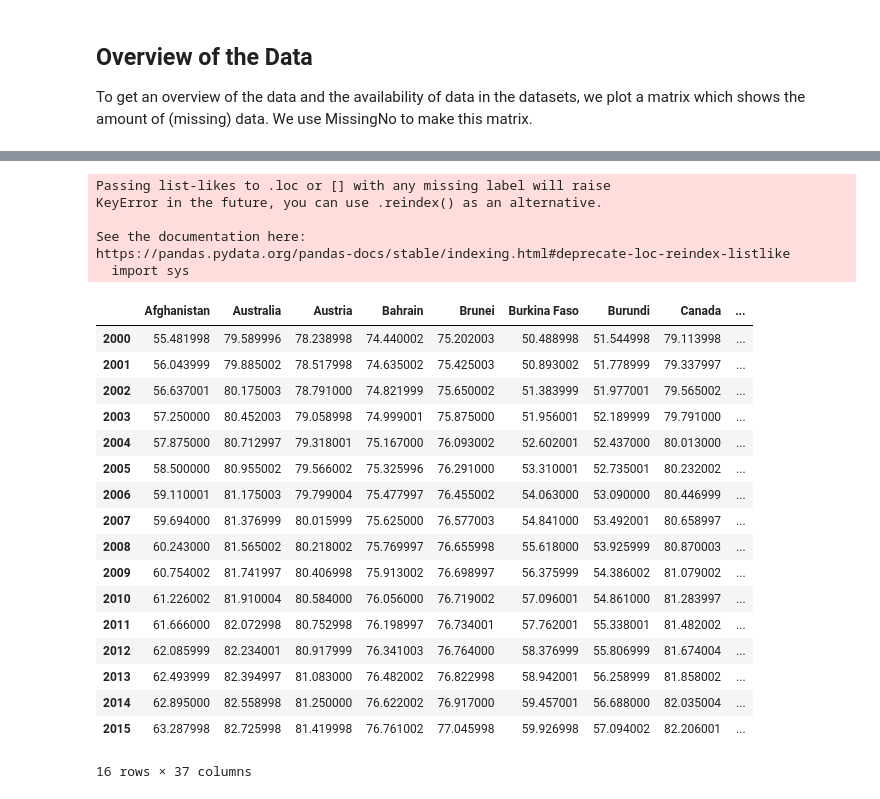
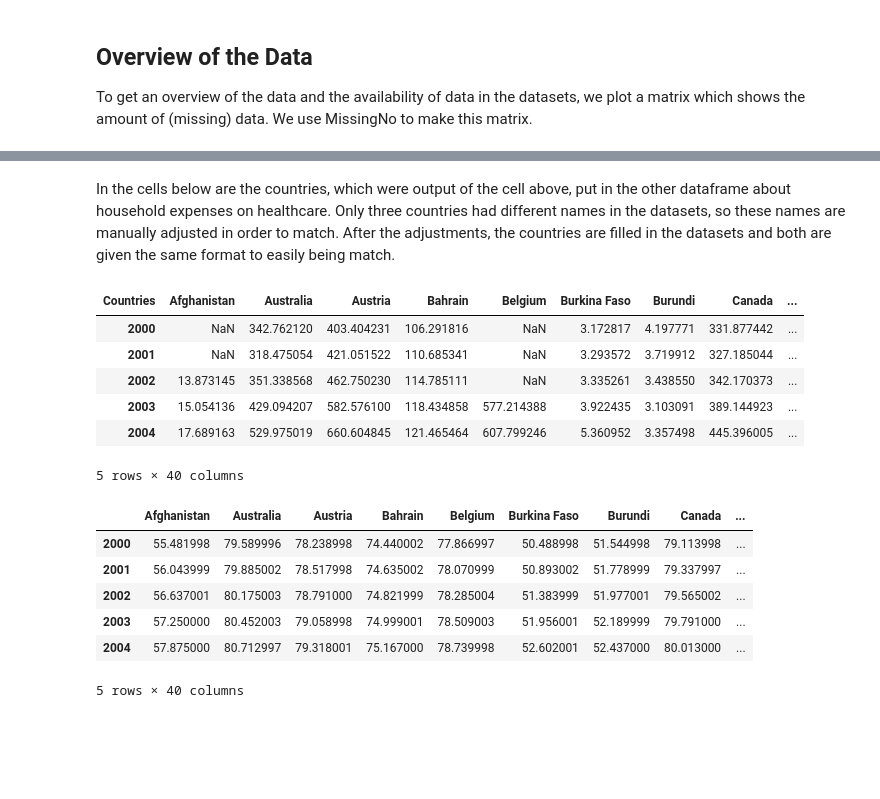
Before and after one commit to J-h-V/EPA1333FA, a Jupyter notebook: Group25.ipynb, the cells around one changed output, grey strips where cells are left out. Drawn from its saved outputs; the diff is of its cells as text; code cells hidden in the pictures; blank space fills up the shorter version.

```diff
--- a/Group25.ipynb
+++ b/Group25.ipynb
@@ -80,21 +101,12 @@ msno.matrix(SDG.sample(len(SDG)))
 # %%
-#This section makes a Top 20 list of richest and poorest countries based on GDP per capita, PPP.
-#We will use these countries in further analysis
-
-#Define the countries and their GDP's to determine Top richest and poorest.
-countries = SDG[SDG["Indicator Name"]== 'GDP per capita, PPP (constant 2011 international $)']["Country Name"]
-GDP_2016 = SDG[SDG["Indicator Name"]== 'GDP per capita, PPP (constant 2011 international $)']["2016"]
-GDP_2017 = SDG[SDG["Indicator Name"]== 'GDP per capita, PPP (constant 2011 international $)']["2017"]
-
-#Combine the country names with GDP's
-GDP_1617 = countries.to_frame().join(GDP_2017.to_frame()).join(GDP_2016.to_frame())
-
 #Mask the entries in the top 20's of the list which are actually not countries.
 GDP_1617 = GDP_1617.mask(GDP_1617["Country Name"]=="Macao SAR, China")
 GDP_1617 = GDP_1617.mask(GDP_1617["Country Name"]=="Hong Kong SAR, China")
 GDP_1617 = GDP_1617.mask(GDP_1617["Country Name"]=="North America")
+GDP_1617 = GDP_1617.mask(GDP_1617["Country Name"]=="High income")
 #Masked San Marino as well, since almost no data available
 GDP_1617 = GDP_1617.mask(GDP_1617["Country Name"]=="San Marino")
+GDP_1617 = GDP_1617.mask(GDP_1617["Country Name"]=="Brunei Darussalam")
 
 #Define the top20's
 lowest_20 = GDP_1617.sort_values("2017")[0:20]
@@ -105,35 +117,39 @@ highest_countries = highest_20["Country Name"]
 
 #Concate the highest and lowest together.
 newCountries = pd.concat([lowest_countries, highest_countries])
-#Changes the country names to match other database.
+#Set countries in alphabetic order.
 newCountries = newCountries.sort_values(ascending = True)
 
 if len(newCountries) < 40:
     newCountries = str("Something went wrong.")
 else:
     newCountries = list(newCountries.values)
+# %% [markdown]
+In the cells below are the countries, which were output of the cell above, put in the other dataframe about household expenses on healthcare. Only three countries had different names in the  datasets, so these names are manually adjusted in order to match. After the adjustments, the countries are filled in the datasets and both are given the same format to easily being match.
 # %%
 #Match the countries of the SDG dataset with the countries of the Household_ppp dataset
 household_countries = newCountries
-household_countries[10]="DRC"
-household_countries[13]="Gambia"
+household_countries[11]="DRC"
+household_countries[14]="Gambia"
 household_countries[39]="United States of America"
 
 household_data = house_money.loc[household_countries]
 household_data = household_data.drop(["Indicators",'Unnamed: 2'], axis = 1).T
+household_data.head()
 # %% [output]
+| Countries | Afghanistan | Australia | Austria | Bahrain | Belgium | Burkina Faso | Burundi | Canada | ... |
+| 2000 | NaN | 342.762120 | 403.404231 | 106.291816 | NaN | 3.172817 | 4.197771 | 331.877442 | ... |
+| 2001 | NaN | 318.475054 | 421.051522 | 110.685341 | NaN | 3.293572 | 3.719912 | 327.185044 | ... |
+| 2002 | 13.873145 | 351.338568 | 462.750230 | 114.785111 | NaN | 3.335261 | 3.438550 | 342.170373 | ... |
+| 2003 | 15.054136 | 429.094207 | 582.576100 | 118.434858 | 577.214388 | 3.922435 | 3.103091 | 389.144923 | ... |
+| 2004 | 17.689163 | 529.975019 | 660.604845 | 121.465464 | 607.799246 | 5.360952 | 3.357498 | 445.396005 | ... |
-Passing list-likes to .loc or [] with any missing label will raise
-KeyError in the future, you can use .reindex() as an alternative.
-
-See the documentation here:
-https://pandas.pydata.org/pandas-docs/stable/indexing.html#deprecate-loc-reindex-listlike
-  import sys
+5 rows × 40 columns
 # %%
 #Match the countries of the SDG dataset with the countries of the life expectancy dataset
 life_exp_countries = newCountries
-life_exp_countries[4]="Brunei"
-life_exp_countries[11] = "Congo"
-life_exp_countries[14] = "Gambia"
+life_exp_countries[11] ="Congo"
+life_exp_countries[14]="Gambia"
+life_exp_countries[39]="United States"
 
 life_exp_data = life_exp.loc[life_exp["Entity"].isin(life_exp_countries)]
 # %%
@@ -153,23 +169,12 @@ for Country in life_exp_data["Entity"].unique():
 # %%
 #Rename to earlier variable with the same years as in household dataset
 life_exp_data = LE_total[50:]
-#life_exp_data
+life_exp_data.head()
 # %% [output]
-|  | Afghanistan | Australia | Austria | Bahrain | Brunei | Burkina Faso | Burundi | Canada | ... |
-| 2000 | 55.481998 | 79.589996 | 78.238998 | 74.440002 | 75.202003 | 50.488998 | 51.544998 | 79.113998 | ... |
-| 2001 | 56.043999 | 79.885002 | 78.517998 | 74.635002 | 75.425003 | 50.893002 | 51.778999 | 79.337997 | ... |
-| 2002 | 56.637001 | 80.175003 | 78.791000 | 74.821999 | 75.650002 | 51.383999 | 51.977001 | 79.565002 | ... |
-| 2003 | 57.250000 | 80.452003 | 79.058998 | 74.999001 | 75.875000 | 51.956001 | 52.189999 | 79.791000 | ... |
-| 2004 | 57.875000 | 80.712997 | 79.318001 | 75.167000 | 76.093002 | 52.602001 | 52.437000 | 80.013000 | ... |
-| 2005 | 58.500000 | 80.955002 | 79.566002 | 75.325996 | 76.291000 | 53.310001 | 52.735001 | 80.232002 | ... |
-| 2006 | 59.110001 | 81.175003 | 79.799004 | 75.477997 | 76.455002 | 54.063000 | 53.090000 | 80.446999 | ... |
-| 2007 | 59.694000 | 81.376999 | 80.015999 | 75.625000 | 76.577003 | 54.841000 | 53.492001 | 80.658997 | ... |
-| 2008 | 60.243000 | 81.565002 | 80.218002 | 75.769997 | 76.655998 | 55.618000 | 53.925999 | 80.870003 | ... |
-| 2009 | 60.754002 | 81.741997 | 80.406998 | 75.913002 | 76.698997 | 56.375999 | 54.386002 | 81.079002 | ... |
-| 2010 | 61.226002 | 81.910004 | 80.584000 | 76.056000 | 76.719002 | 57.096001 | 54.861000 | 81.283997 | ... |
-| 2011 | 61.666000 | 82.072998 | 80.752998 | 76.198997 | 76.734001 | 57.762001 | 55.338001 | 81.482002 | ... |
-| 2012 | 62.085999 | 82.234001 | 80.917999 | 76.341003 | 76.764000 | 58.376999 | 55.806999 | 81.674004 | ... |
-| 2013 | 62.493999 | 82.394997 | 81.083000 | 76.482002 | 76.822998 | 58.942001 | 56.258999 | 81.858002 | ... |
-| 2014 | 62.895000 | 82.558998 | 81.250000 | 76.622002 | 76.917000 | 59.457001 | 56.688000 | 82.035004 | ... |
-| 2015 | 63.287998 | 82.725998 | 81.419998 | 76.761002 | 77.045998 | 59.926998 | 57.094002 | 82.206001 | ... |
+|  | Afghanistan | Australia | Austria | Bahrain | Belgium | Burkina Faso | Burundi | Canada | ... |
+| 2000 | 55.481998 | 79.589996 | 78.238998 | 74.440002 | 77.866997 | 50.488998 | 51.544998 | 79.113998 | ... |
+| 2001 | 56.043999 | 79.885002 | 78.517998 | 74.635002 | 78.070999 | 50.893002 | 51.778999 | 79.337997 | ... |
+| 2002 | 56.637001 | 80.175003 | 78.791000 | 74.821999 | 78.285004 | 51.383999 | 51.977001 | 79.565002 | ... |
+| 2003 | 57.250000 | 80.452003 | 79.058998 | 74.999001 | 78.509003 | 51.956001 | 52.189999 | 79.791000 | ... |
+| 2004 | 57.875000 | 80.712997 | 79.318001 | 75.167000 | 78.739998 | 52.602001 | 52.437000 | 80.013000 | ... |
-16 rows × 37 columns
+5 rows × 40 columns
```
Also changed, not shown: parts of 7 cells of this notebook.
